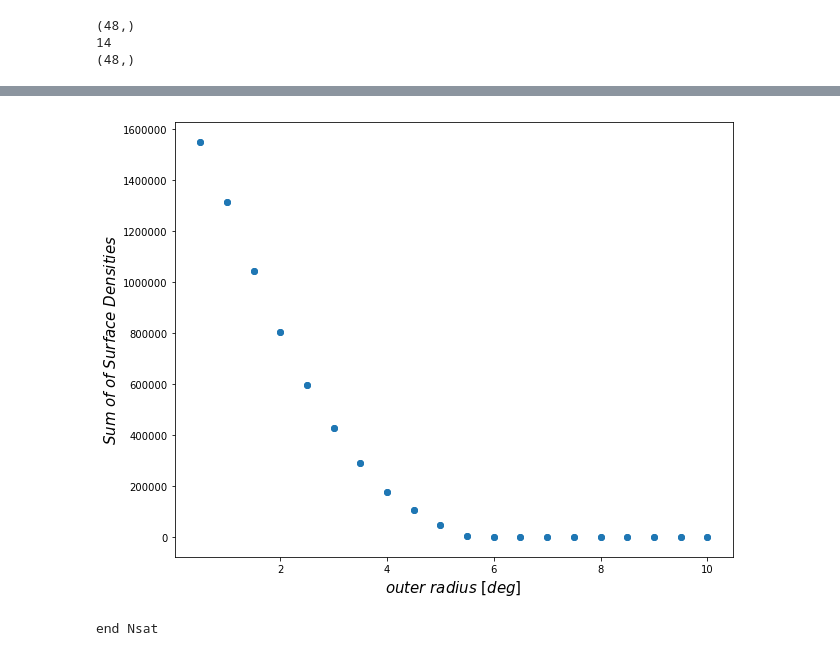
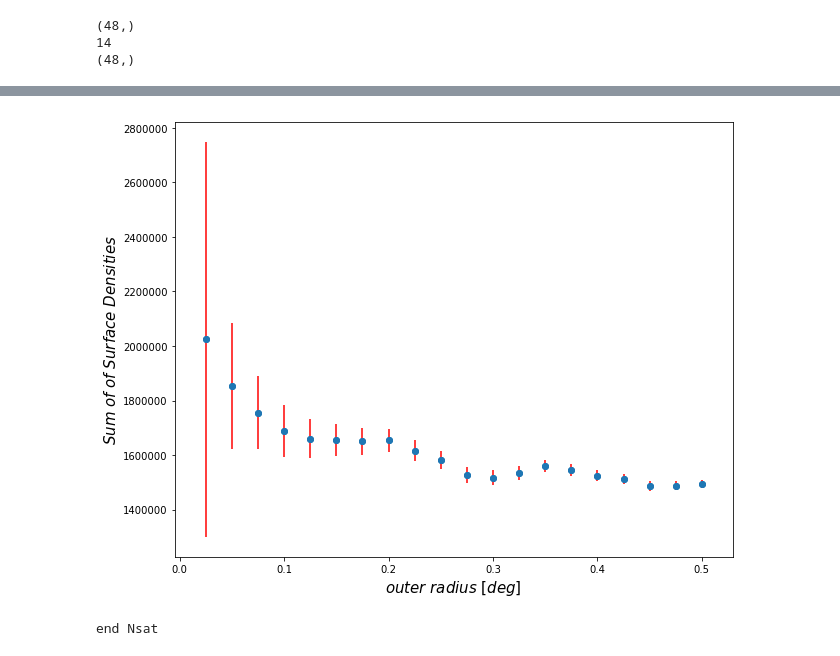
Before and after one commit to metownsend/lrg-project, a Jupyter notebook: statSub_modules.ipynb, the cells around one changed output, grey strips where cells are left out. Cells and saved outputs as stored; diff of their text form; code cells hidden in the pictures.

```diff
--- a/statSub_modules.ipynb
+++ b/statSub_modules.ipynb
@@ -170,0 +382,7 @@ for i in range(len(b)):
+# %%
+plt.rcParams["figure.figsize"] = [10, 8]
+plt.scatter(outer_radius, sumSigma)
+plt.errorbar(outer_radius, sumSigma, yerr = error, fmt='o', ecolor='red')
+plt.xlabel(r'$outer$ $radius$ $[deg]$', fontsize=15)
+plt.ylabel(r'$Sum$ $of$ $of$ $Surface$ $Densities$', fontsize=15)
+plt.show()
@@ -531,12 +752,12 @@ plt.show()
 # %%
 plt.rcParams["figure.figsize"] = [10, 8]
-plt.scatter(outer_radius0, sumSigma0)
-plt.errorbar(outer_radius0, sumSigma0, yerr = error0, fmt='o', ecolor='red')
+plt.scatter(outer_radius9, sumSigma9)
+plt.errorbar(outer_radius9, sumSigma9, yerr = error9, fmt='o', ecolor='red')
 plt.xlabel(r'$outer$ $radius$ $[deg]$', fontsize=15)
 plt.ylabel(r'$Sum$ $of$ $of$ $Surface$ $Densities$', fontsize=15)
 plt.show()
 # %% [output]
-[figure, old version]
+[figure, new version]
 # %%
 Nsat = np.array(near) - np.array(Nbkg)
 print("end Nsat")
```
Also changed, not shown: parts of 18 cells of this notebook, 2 other files.
